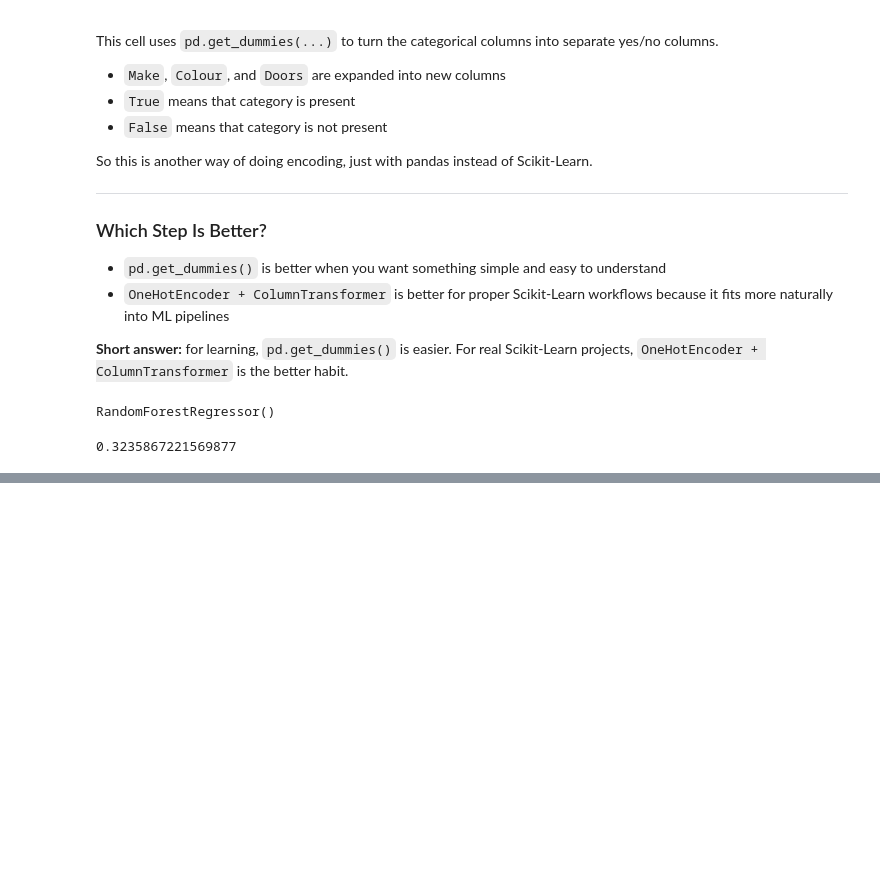
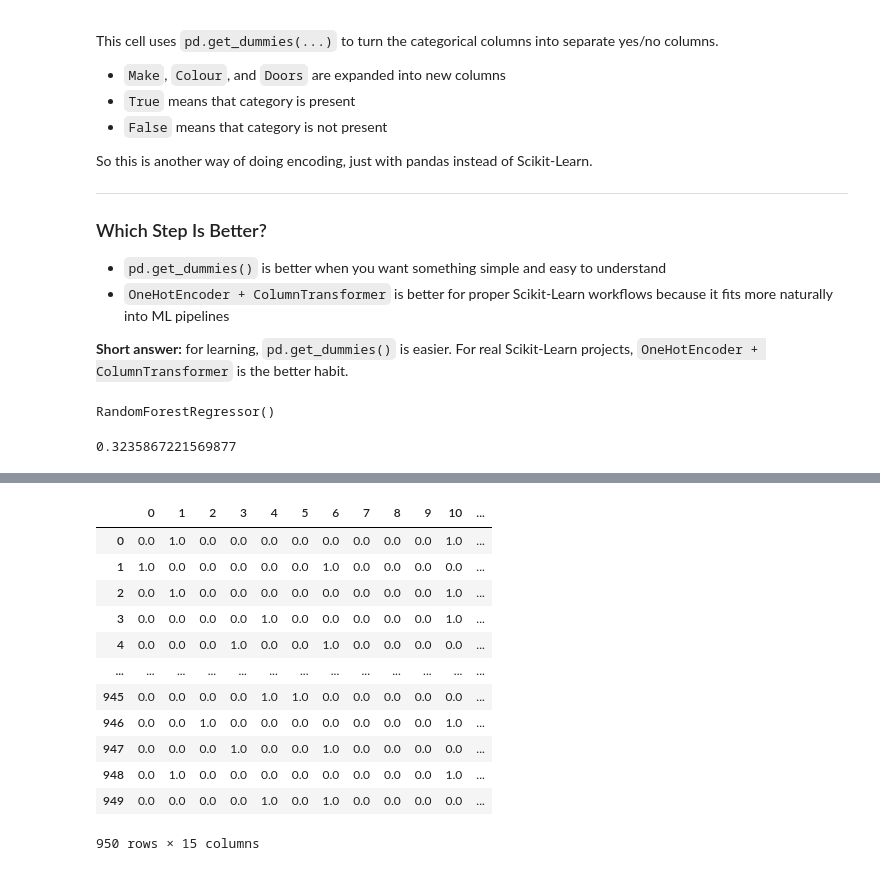
Before and after one commit to Eakempreet/Learning-ML, a Jupyter notebook: Scikit-Learn/scikit-learn-basic(1).ipynb, the cells around one changed output, grey strips where cells are left out. Drawn from its saved outputs; the diff is of its cells as text; code cells hidden in the pictures; blank space fills up the shorter version.

Commit message:
Handling missing data

```diff
--- a/Scikit-Learn/scikit-learn-basic(1).ipynb
+++ b/Scikit-Learn/scikit-learn-basic(1).ipynb
@@ -1031,0 +1129,12 @@ model.score(X_test, y_test)
+# %%
+# Impute missing values explicitly (recommended)
+
+# Categorical columns -> fill with "Missing"
+car_sales_missing["Make"] = car_sales_missing["Make"].fillna("Missing")
+car_sales_missing["Colour"] = car_sales_missing["Colour"].fillna("Missing")
+
+# Numeric column -> fill with mean
+car_sales_missing["Odometer (KM)"] = car_sales_missing["Odometer (KM)"].fillna(car_sales_missing["Odometer (KM)"].mean())
+
+# Doors -> fill with most frequent value
+car_sales_missing["Doors"] = car_sales_missing["Doors"].fillna(car_sales_missing["Doors"].mode()[0])
@@ -1031,0 +1151,7 @@ model.score(X_test, y_test)
+# %%
+# Remove rows with missing Price Values
+
+car_sales_missing.dropna(inplace=True)
+
+# deletes rows that have any missing value (NaN) in the row.
+# inplace=True means it changes car_sales_missing directly
@@ -1031,0 +1187,3 @@ model.score(X_test, y_test)
+# %%
+X = car_sales_missing.drop("Price", axis=1)
+y = car_sales_missing["Price"]
@@ -1031,0 +1206,20 @@ model.score(X_test, y_test)
+# %%
+# Let's try and cover our data into numbers
+# Turn the categories into numbers
+# Also scaling the 'Odometer (KM)' column
+from sklearn.preprocessing import OneHotEncoder, StandardScaler
+from sklearn.compose import ColumnTransformer
+
+categorical_features = ["Make", "Colour", "Doors"]
+scaling_column = ["Odometer (KM)"]
+
+one_hot = OneHotEncoder()
+scaler = StandardScaler()
+
+transformer = ColumnTransformer([
+  ("one_hot", one_hot, categorical_features),
+  ("Scaler", StandardScaler(), scaling_column)
+  ])
+
+transformed_X = transformer.fit_transform(X)
+transformed_X
@@ -1031,0 +1252,16 @@ model.score(X_test, y_test)
+# %%
+pd.DataFrame(transformed_X.toarray())
+# %% [output]
+|  | 0 | 1 | 2 | 3 | 4 | 5 | 6 | 7 | 8 | 9 | 10 | ... |
+| 0 | 0.0 | 1.0 | 0.0 | 0.0 | 0.0 | 0.0 | 0.0 | 0.0 | 0.0 | 0.0 | 1.0 | ... |
+| 1 | 1.0 | 0.0 | 0.0 | 0.0 | 0.0 | 0.0 | 1.0 | 0.0 | 0.0 | 0.0 | 0.0 | ... |
+| 2 | 0.0 | 1.0 | 0.0 | 0.0 | 0.0 | 0.0 | 0.0 | 0.0 | 0.0 | 0.0 | 1.0 | ... |
+| 3 | 0.0 | 0.0 | 0.0 | 0.0 | 1.0 | 0.0 | 0.0 | 0.0 | 0.0 | 0.0 | 1.0 | ... |
+| 4 | 0.0 | 0.0 | 0.0 | 1.0 | 0.0 | 0.0 | 1.0 | 0.0 | 0.0 | 0.0 | 0.0 | ... |
+| ... | ... | ... | ... | ... | ... | ... | ... | ... | ... | ... | ... | ... |
+| 945 | 0.0 | 0.0 | 0.0 | 0.0 | 1.0 | 1.0 | 0.0 | 0.0 | 0.0 | 0.0 | 0.0 | ... |
+| 946 | 0.0 | 0.0 | 1.0 | 0.0 | 0.0 | 0.0 | 0.0 | 0.0 | 0.0 | 0.0 | 1.0 | ... |
+| 947 | 0.0 | 0.0 | 0.0 | 1.0 | 0.0 | 0.0 | 1.0 | 0.0 | 0.0 | 0.0 | 0.0 | ... |
+| 948 | 0.0 | 1.0 | 0.0 | 0.0 | 0.0 | 0.0 | 0.0 | 0.0 | 0.0 | 0.0 | 1.0 | ... |
+| 949 | 0.0 | 0.0 | 0.0 | 0.0 | 1.0 | 0.0 | 1.0 | 0.0 | 0.0 | 0.0 | 0.0 | ... |
+950 rows × 15 columns
```
Also changed, not shown: parts of 31 cells of this notebook.
